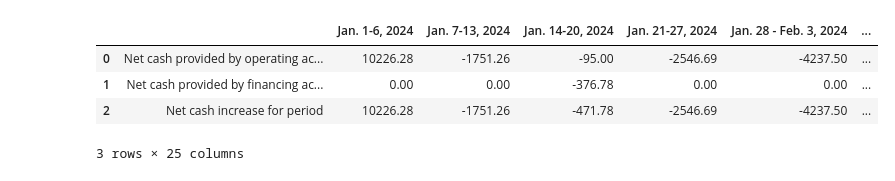
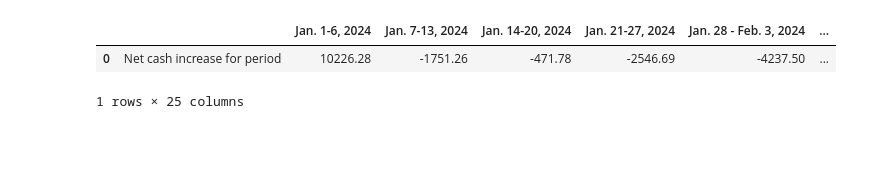
Before and after one commit to willgpennell/streamlit, a Jupyter notebook: jsonconverter_CashFlow.ipynb, the cells around one changed output. Saved outputs shown, nothing was run; the diff lists cells and outputs as text; code cells hidden in the pictures; blank space fills up the shorter version.

```diff
--- a/jsonconvertertest.ipynb
+++ b/jsonconverter_CashFlow.ipynb
@@ -2023,10 +2022,9 @@ for row in data['Rows']['Row']:
     rows_data.append(row_data)
 # %%
 df = pd.DataFrame(rows_data, columns=columns_data)
+df = df.drop([0, 1]).reset_index(drop=True)
 df
 # %% [output]
 |  |  | Jan. 1-6, 2024 | Jan. 7-13, 2024 | Jan. 14-20, 2024 | Jan. 21-27, 2024 | Jan. 28 - Feb. 3, 2024 | ... |
-| 0 | Net cash provided by operating ac... | 10226.28 | -1751.26 | -95.00 | -2546.69 | -4237.50 | ... |
-| 1 | Net cash provided by financing ac... | 0.00 | 0.00 | -376.78 | 0.00 | 0.00 | ... |
-| 2 | Net cash increase for period | 10226.28 | -1751.26 | -471.78 | -2546.69 | -4237.50 | ... |
+| 0 | Net cash increase for period | 10226.28 | -1751.26 | -471.78 | -2546.69 | -4237.50 | ... |
-3 rows × 25 columns
+1 rows × 25 columns
```
Also changed, not shown: parts of 2 cells of this notebook, 1 other file.
